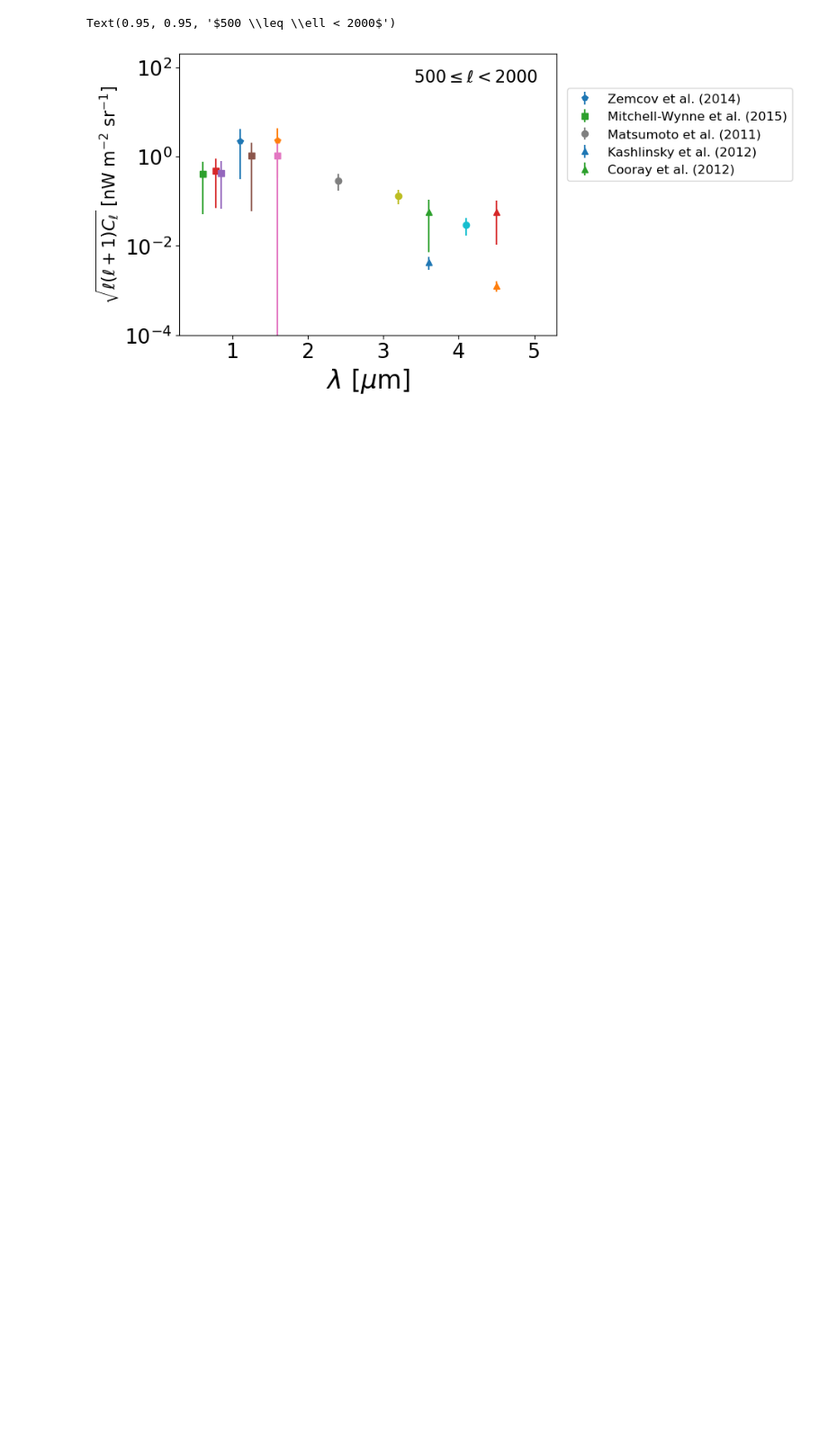
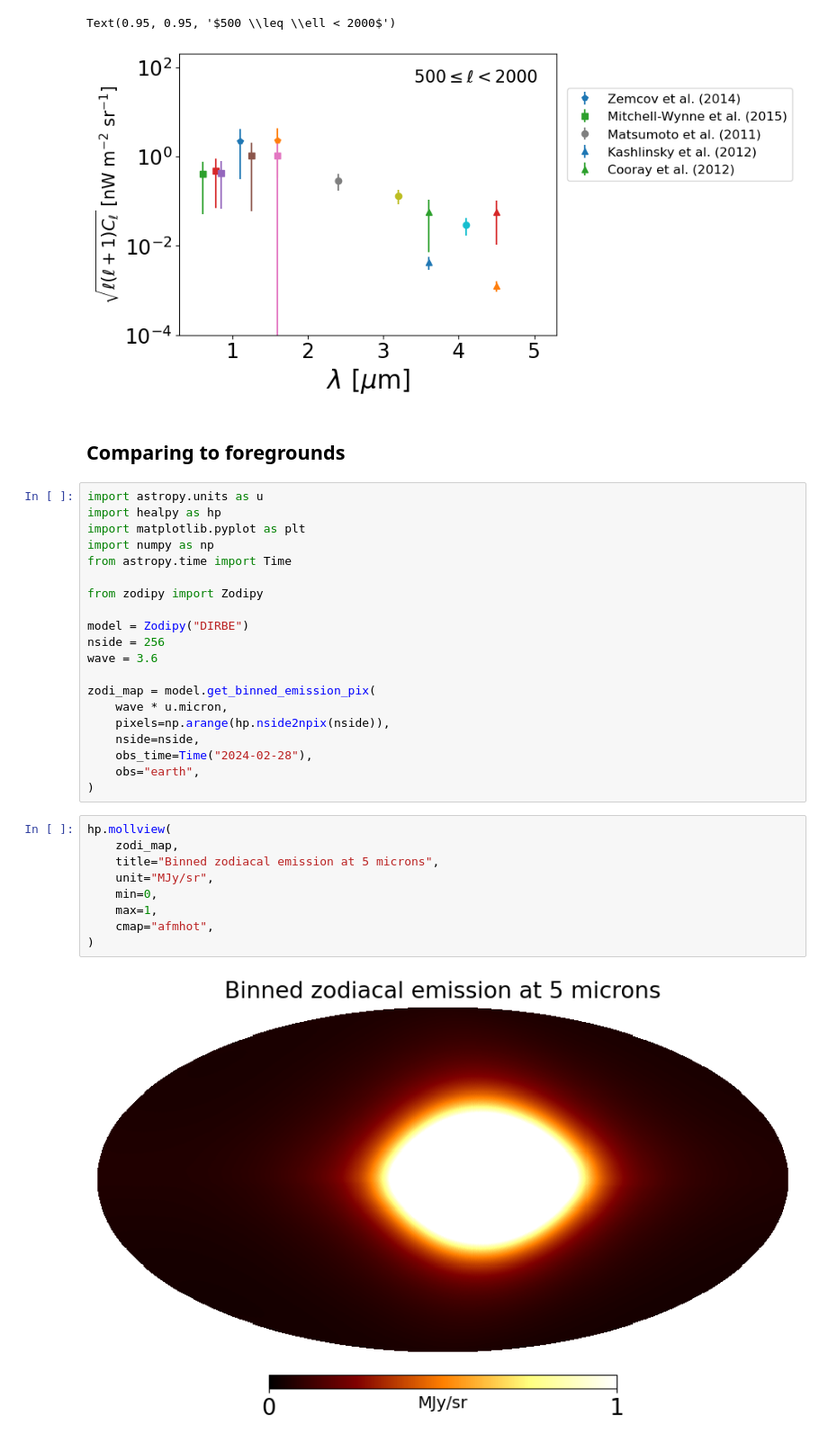
Before and after one commit to mirochaj/ebl_utils, a Jupyter notebook: docs/source/example_ebl_ps.ipynb, the cells around one changed output. Shown: that part at 90% size. Cells and saved outputs as stored; diff of their text form; blank space fills up the shorter version.

```diff
--- a/docs/source/example_ebl_ps.ipynb
+++ b/docs/source/example_ebl_ps.ipynb
@@ -93,3 +93,36 @@ ax.annotate(r'$%i \leq \ell < %i$' % ell_bin,
 # %% [output]
 Text(0.95, 0.95, '$500 \\leq \\ell < 2000$')
 [figure]
+# %% [markdown]
+## Comparing to foregrounds
+# %%
+import astropy.units as u
+import healpy as hp
+import matplotlib.pyplot as plt
+import numpy as np
+from astropy.time import Time
+
+from zodipy import Zodipy
+
+model = Zodipy("DIRBE")
+nside = 256
+wave = 3.6
+
+zodi_map = model.get_binned_emission_pix(
+    wave * u.micron,
+    pixels=np.arange(hp.nside2npix(nside)),
+    nside=nside,
+    obs_time=Time("2024-02-28"),
+    obs="earth",
+)
+# %%
+hp.mollview(
+    zodi_map,
+    title="Binned zodiacal emission at 5 microns",
+    unit="MJy/sr",
+    min=0,
+    max=1,
+    cmap="afmhot",
+)
+# %% [output]
+[figure, added]
```
Also changed, not shown: parts of 3 cells of this notebook, 7 other files.
